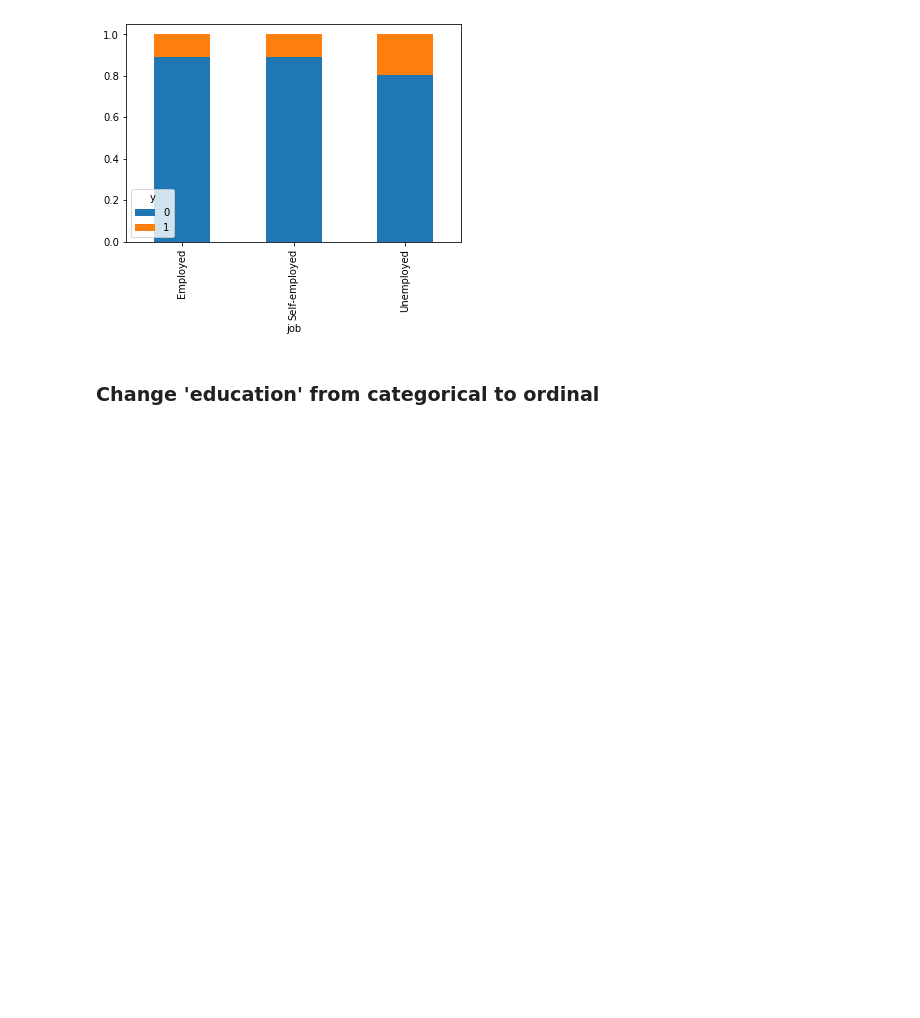
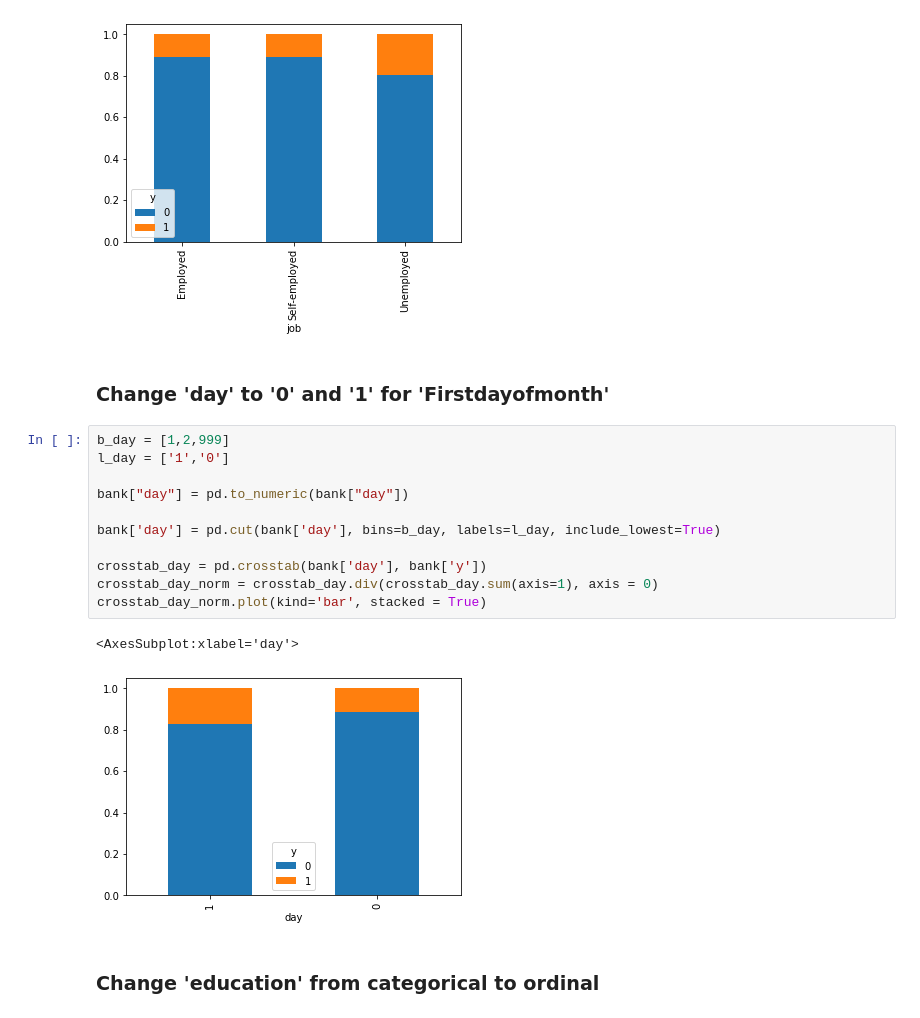
Before and after one commit to katie-hu/Bank_Marketing, a Jupyter notebook: ADS505-final-project-DDY.ipynb, the cells around one changed output. Saved outputs shown, nothing was run; the diff lists cells and outputs as text; blank space fills up the shorter version.

```diff
--- a/ADS505-final-project-DDY.ipynb
+++ b/ADS505-final-project-DDY.ipynb
@@ -267,6 +260,22 @@ crosstab_job_norm.plot(kind='bar', stacked = True)
 # %% [output]
 <AxesSubplot:xlabel='job'>
 [figure]
+# %% [markdown]
+### Change 'day' to '0' and '1' for 'Firstdayofmonth'
+# %%
+b_day = [1,2,999]
+l_day = ['1','0']
+
+bank["day"] = pd.to_numeric(bank["day"])
+
+bank['day'] = pd.cut(bank['day'], bins=b_day, labels=l_day, include_lowest=True)
+
+crosstab_day = pd.crosstab(bank['day'], bank['y'])
+crosstab_day_norm = crosstab_day.div(crosstab_day.sum(axis=1), axis = 0)
+crosstab_day_norm.plot(kind='bar', stacked = True)
+# %% [output]
+<AxesSubplot:xlabel='day'>
+[figure, added]
 # %% [markdown]
 ### Change 'education' from categorical to ordinal
 # %%
```
Also changed, not shown: parts of 19 cells of this notebook.
